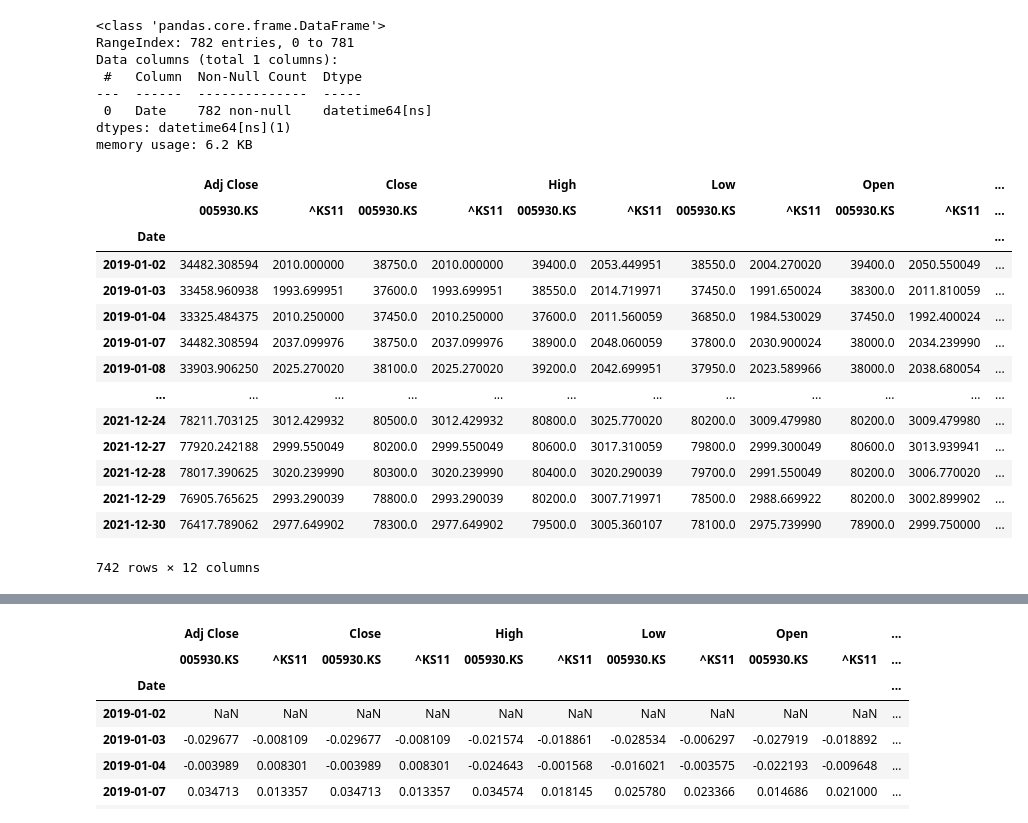
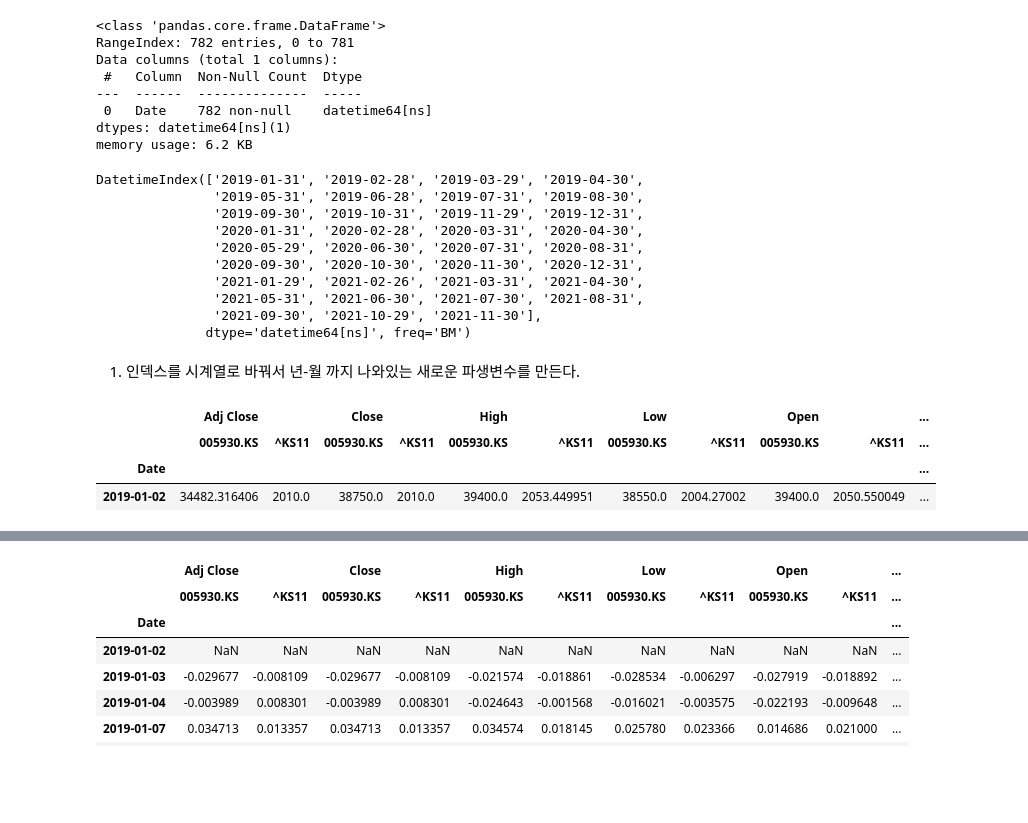
Before and after one commit to sejinhwang97ko/2023prac, a Jupyter notebook: hello/corr_run.ipynb, the cells around one changed output, grey strips where cells are left out. Cells and saved outputs as stored; diff of their text form; code cells hidden in the pictures; blank space fills up the shorter version.

```diff
--- a/hello/corr_run.ipynb
+++ b/hello/corr_run.ipynb
@@ -131,3 +156,18 @@ Data columns (total 1 columns):
  0   Date    782 non-null    datetime64[ns]
 dtypes: datetime64[ns](1)
 memory usage: 6.2 KB
+# %%
+pd.date_range(start_date2, end_date2, freq='BM') #BM: 비즈니스 월별
+# %% [output]
+DatetimeIndex(['2019-01-31', '2019-02-28', '2019-03-29', '2019-04-30',
+               '2019-05-31', '2019-06-28', '2019-07-31', '2019-08-30',
+               '2019-09-30', '2019-10-31', '2019-11-29', '2019-12-31',
+               '2020-01-31', '2020-02-28', '2020-03-31', '2020-04-30',
+               '2020-05-29', '2020-06-30', '2020-07-31', '2020-08-31',
+               '2020-09-30', '2020-10-30', '2020-11-30', '2020-12-31',
+               '2021-01-29', '2021-02-26', '2021-03-31', '2021-04-30',
+               '2021-05-31', '2021-06-30', '2021-07-30', '2021-08-31',
+               '2021-09-30', '2021-10-29', '2021-11-30'],
+              dtype='datetime64[ns]', freq='BM')
+# %% [markdown]
+1. 인덱스를 시계열로 바꿔서 년-월 까지 나와있는 새로운 파생변수를 만든다.
@@ -134,18 +176,12 @@ memory usage: 6.2 KB
+# %%
+def change(x):
+    return datetime.strftime(x, '%Y-%m')
+
+stock_price['STD-YM'] = list(map(change, stock_price.index))
 # %%
-stock_price
+stock_price.head(1)
 # %% [output]
 |  | Adj Close |  | Close |  | High |  | Low |  | Open |  | ... |
 |  | 005930.KS | ^KS11 | 005930.KS | ^KS11 | 005930.KS | ^KS11 | 005930.KS | ^KS11 | 005930.KS | ^KS11 | ... |
 | Date |  |  |  |  |  |  |  |  |  |  | ... |
-| 2019-01-02 | 34482.308594 | 2010.000000 | 38750.0 | 2010.000000 | 39400.0 | 2053.449951 | 38550.0 | 2004.270020 | 39400.0 | 2050.550049 | ... |
-| 2019-01-03 | 33458.960938 | 1993.699951 | 37600.0 | 1993.699951 | 38550.0 | 2014.719971 | 37450.0 | 1991.650024 | 38300.0 | 2011.810059 | ... |
-| 2019-01-04 | 33325.484375 | 2010.250000 | 37450.0 | 2010.250000 | 37600.0 | 2011.560059 | 36850.0 | 1984.530029 | 37450.0 | 1992.400024 | ... |
-| 2019-01-07 | 34482.308594 | 2037.099976 | 38750.0 | 2037.099976 | 38900.0 | 2048.060059 | 37800.0 | 2030.900024 | 38000.0 | 2034.239990 | ... |
-| 2019-01-08 | 33903.906250 | 2025.270020 | 38100.0 | 2025.270020 | 39200.0 | 2042.699951 | 37950.0 | 2023.589966 | 38000.0 | 2038.680054 | ... |
-| ... | ... | ... | ... | ... | ... | ... | ... | ... | ... | ... | ... |
-| 2021-12-24 | 78211.703125 | 3012.429932 | 80500.0 | 3012.429932 | 80800.0 | 3025.770020 | 80200.0 | 3009.479980 | 80200.0 | 3009.479980 | ... |
-| 2021-12-27 | 77920.242188 | 2999.550049 | 80200.0 | 2999.550049 | 80600.0 | 3017.310059 | 79800.0 | 2999.300049 | 80600.0 | 3013.939941 | ... |
-| 2021-12-28 | 78017.390625 | 3020.239990 | 80300.0 | 3020.239990 | 80400.0 | 3020.290039 | 79700.0 | 2991.550049 | 80200.0 | 3006.770020 | ... |
-| 2021-12-29 | 76905.765625 | 2993.290039 | 78800.0 | 2993.290039 | 80200.0 | 3007.719971 | 78500.0 | 2988.669922 | 80200.0 | 3002.899902 | ... |
-| 2021-12-30 | 76417.789062 | 2977.649902 | 78300.0 | 2977.649902 | 79500.0 | 3005.360107 | 78100.0 | 2975.739990 | 78900.0 | 2999.750000 | ... |
+| 2019-01-02 | 34482.316406 | 2010.0 | 38750.0 | 2010.0 | 39400.0 | 2053.449951 | 38550.0 | 2004.27002 | 39400.0 | 2050.550049 | ... |
-742 rows × 12 columns
```
Also changed, not shown: parts of 10 cells of this notebook.
